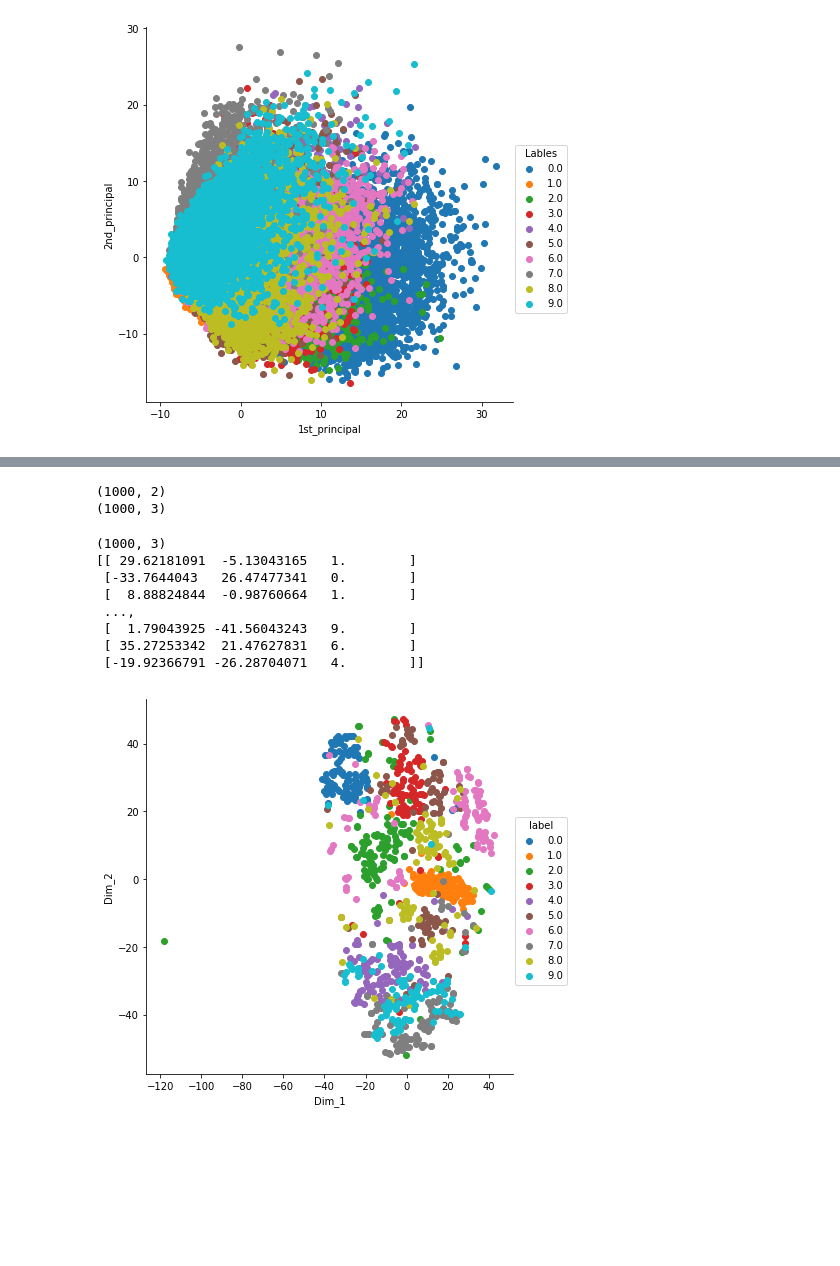
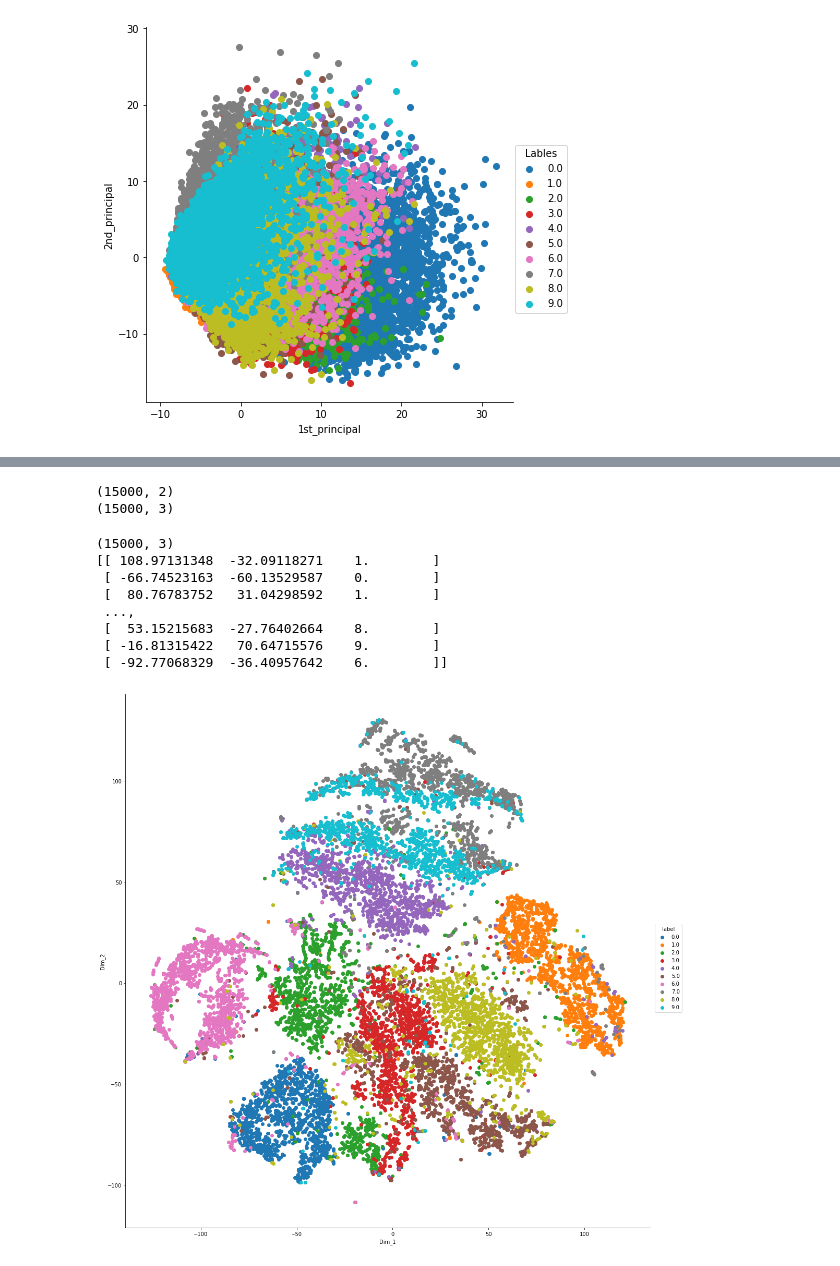
Before and after one commit to Sai-Macharla/Dimentionality-Reduction, a Jupyter notebook: Exercise Notes.ipynb, the cells around one changed output, grey strips where cells are left out. Saved outputs shown, nothing was run; the diff lists cells and outputs as text; code cells hidden in the pictures; blank space fills up the shorter version.

Commit message:
Changed data

```diff
--- a/Exercise Notes.ipynb
+++ b/Exercise Notes.ipynb
@@ -34,7 +34,9 @@ Name: label, dtype: int64
 (42000, 784)
 (42000,)
 # %%
+data=d.head(15000)
+
 from sklearn.preprocessing import StandardScaler
-standardised_data = StandardScaler().fit_transform(d)
+standardised_data = StandardScaler().fit_transform(data)
 print(standardised_data.shape)
 # %% [output]
@@ -63,11 +65,12 @@ plt.show()
 (42000, 3)
 [figure]
 # %%
-data = d.head(1000)
-label= l.head(1000)
+#data = d.head(1000)
+#label= l.head(1000)
 #data = standardised_data[0:1000,:]
 #label = l[0:1000]
 # %%
+label=l.head(15000)
 print(data.shape)
 print(label.shape)
 # %% [output]
@@ -83,7 +86,9 @@ print(standardised_data.shape)
 # %%
 from sklearn.manifold import TSNE
+import time
 
-model = TSNE(n_components = 2, random_state = 0)
+time_start = time.time()
+model = TSNE(n_components = 2, verbose=1, random_state = 0,n_iter=2000)
 # configuring the parameteres
 # the number of components = 2
 # default perplexity = 30
@@ -91,3 +96,4 @@ model = TSNE(n_components = 2, random_state = 0)
 # default Maximum number of iterations for the optimization = 1000
 
 tsne_data = model.fit_transform(standardised_data)
+print('t-SNE done! Time elapsed: {} seconds'.format(time.time()-time_start))
@@ -96,26 +120,26 @@ print(tsne_data.shape)
 tsne_data = np.vstack((tsne_data.T,label)).T
 print(tsne_data.shape)
 # %% [output]
-(1000, 2)
-(1000, 3)
+(15000, 2)
+(15000, 3)
 # %%
 #tsne_data=tsne_data[:,0:3]
 print(tsne_data.shape)
 print(tsne_data)
 # %% [output]
-(1000, 3)
-[[ 29.62181091  -5.13043165   1.        ]
- [-33.7644043   26.47477341   0.        ]
- [  8.88824844  -0.98760664   1.        ]
+(15000, 3)
+[[ 108.97131348  -32.09118271    1.        ]
+ [ -66.74523163  -60.13529587    0.        ]
+ [  80.76783752   31.04298592    1.        ]
  ...,
- [  1.79043925 -41.56043243   9.        ]
- [ 35.27253342  21.47627831   6.        ]
- [-19.92366791 -26.28704071   4.        ]]
+ [  53.15215683  -27.76402664    8.        ]
+ [ -16.81315422   70.64715576    9.        ]
+ [ -92.77068329  -36.40957642    6.        ]]
 # %%
 tsne_dataframe = pd.DataFrame(data=tsne_data , columns= ("Dim_1","Dim_2","label"))
 
-sn.FacetGrid( tsne_dataframe,hue ="label",size = 6).map(plt.scatter , "Dim_1","Dim_2").add_legend()
+sn.FacetGrid( data=tsne_dataframe,hue ="label",size = 15).map(plt.scatter , "Dim_1","Dim_2").add_legend()
 
 plt.show()
 # %% [output]
-[figure, old version]
+[figure, new version]
```
Also changed, not shown: parts of 4 cells of this notebook.
